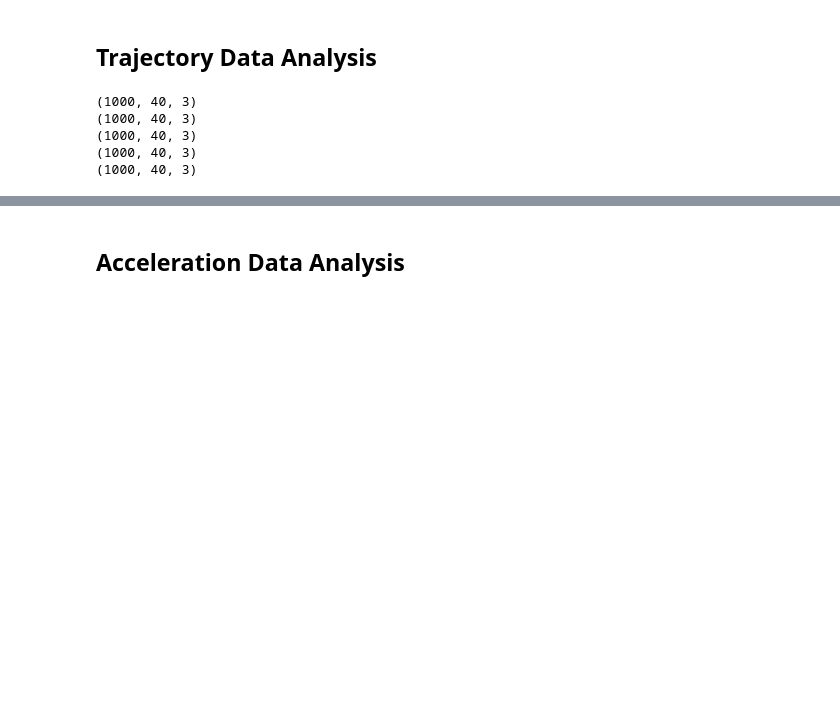
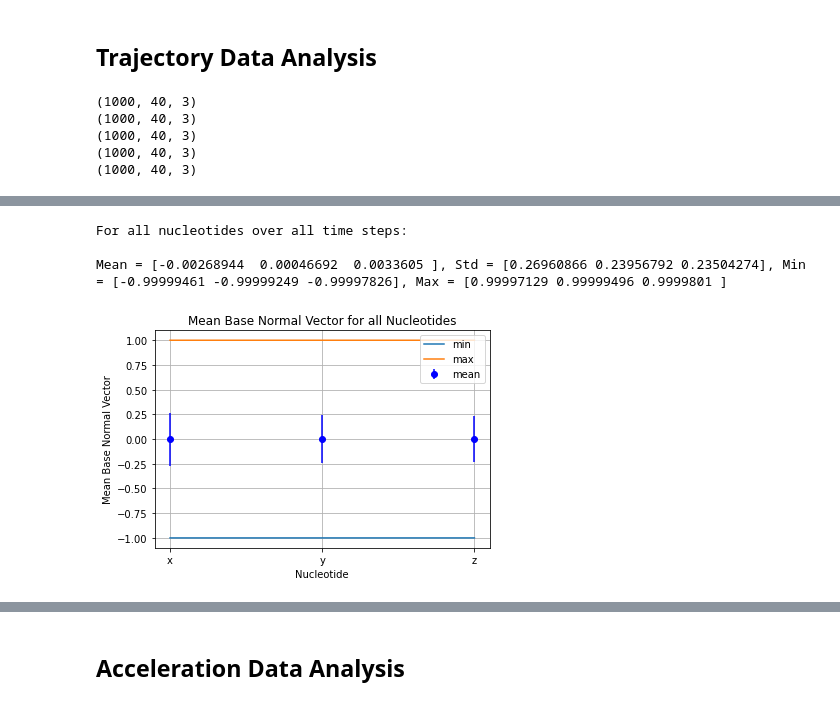
Before and after one commit to sassafras13/gnn-dna-sim, a Jupyter notebook: src/dataset-generation/dsDNA/02_stats.ipynb, the cells around one changed output, grey strips where cells are left out. Cells and saved outputs as stored; diff of their text form; code cells hidden in the pictures; blank space fills up the shorter version.

```diff
--- a/src/dataset-generation/dsDNA/02_stats.ipynb
+++ b/src/dataset-generation/dsDNA/02_stats.ipynb
@@ -368,3 +379,8 @@ computePlotStatsAll(baseAll, "Base Vector")
 # %%
-computePlotStatsAll(baseNormalAll, "Base Normal Vector")
+computePlotStatsAll(baseNormalAll, "Base Normal Vector", axis=1)
+# %% [output]
+For all nucleotides over all time steps:
+
+Mean = [-0.00268944  0.00046692  0.0033605 ], Std = [0.26960866 0.23956792 0.23504274], Min = [-0.99999461 -0.99999249 -0.99997826], Max = [0.99997129 0.99999496 0.9999801 ]
+[figure, added]
 # %%
```
Also changed, not shown: parts of 21 cells of this notebook, 26 other files.
